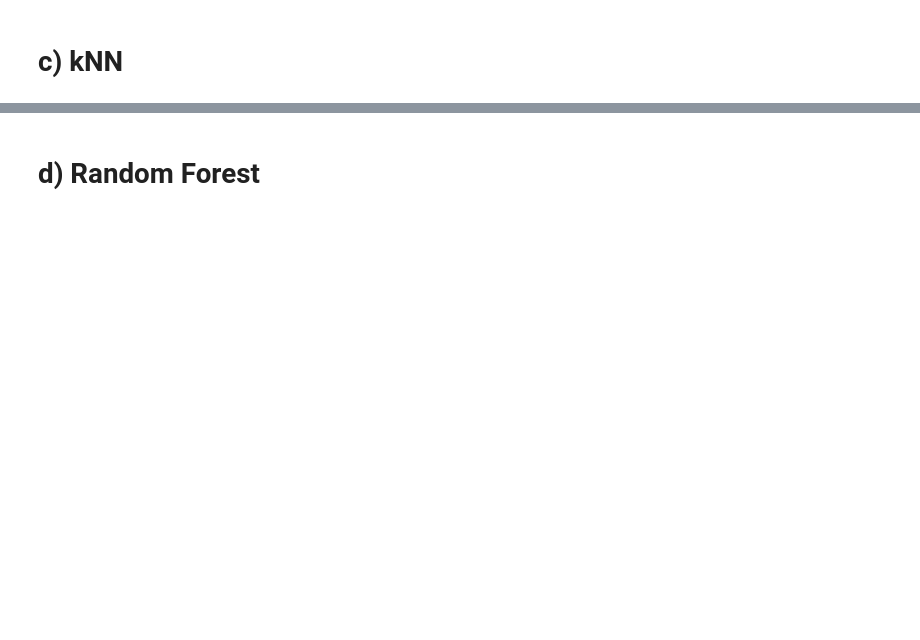
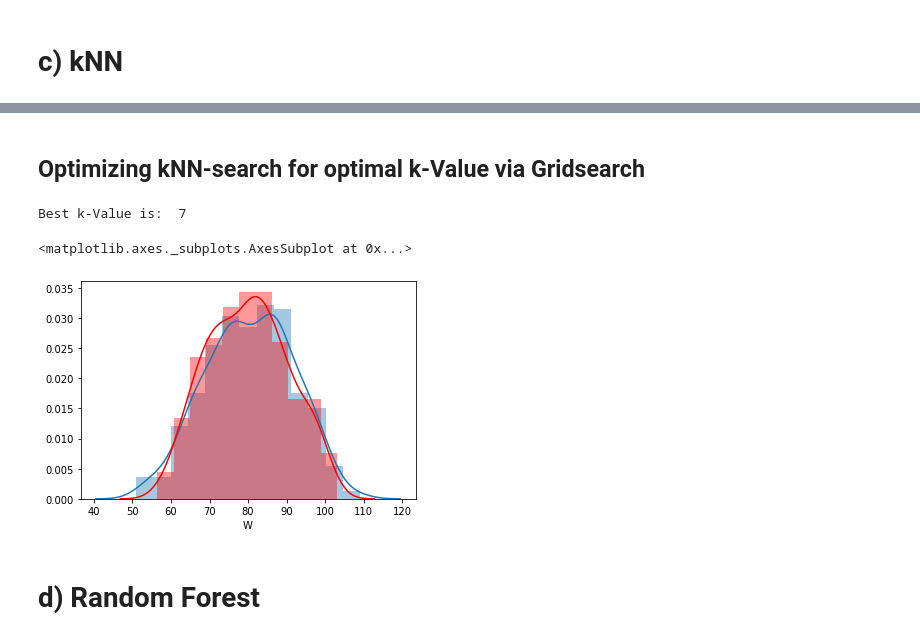
Before and after one commit to GenosW/ml-exercises, a Jupyter notebook: exercise1/pipeline.ipynb, the cells around one changed output, grey strips where cells are left out. Cells and saved outputs as stored; diff of their text form; code cells hidden in the pictures; blank space fills up the shorter version.

```diff
--- a/exercise1/pipeline.ipynb
+++ b/exercise1/pipeline.ipynb
@@ -223,3 +437,25 @@ Y_lasso_pred = lasso_regressor.predict(X_test)
+# %% [markdown]
+## Optimizing kNN-search for optimal k-Value via Gridsearch
+# %%
+from sklearn.model_selection import GridSearchCV
+params = {'n_neighbors': range(1, 25)}
+
+knn = neighbors.KNeighborsRegressor()
+
+model = GridSearchCV(knn, params, cv=100)
+model.fit(x_train_knn, y_train_knn)
+print("Best k-Value is: ", model.best_params_['n_neighbors'])
+# %% [output]
+Best k-Value is:  7
+# %%
+model_cv = neighbors.KNeighborsRegressor(n_neighbors=model.best_params_['n_neighbors'])
+model_cv.fit(x_train_knn, y_train_knn)
+pred_cv = model.predict(x_test_knn)
+sns.distplot(y_test_knn)
+sns.distplot(pred_cv, color='red')
+# %% [output]
+<matplotlib.axes._subplots.AxesSubplot at 0x...>
+[figure, added]
 # %% [markdown]
 # d) Random Forest
 # %%
```
Also changed, not shown: parts of 19 cells of this notebook.
